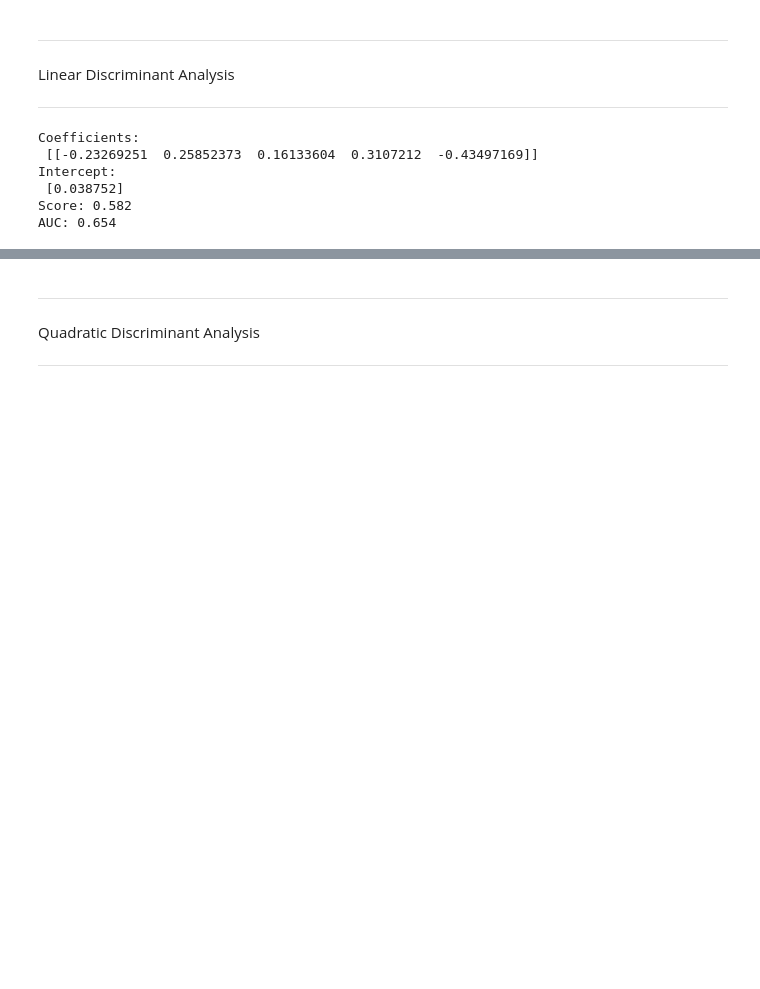
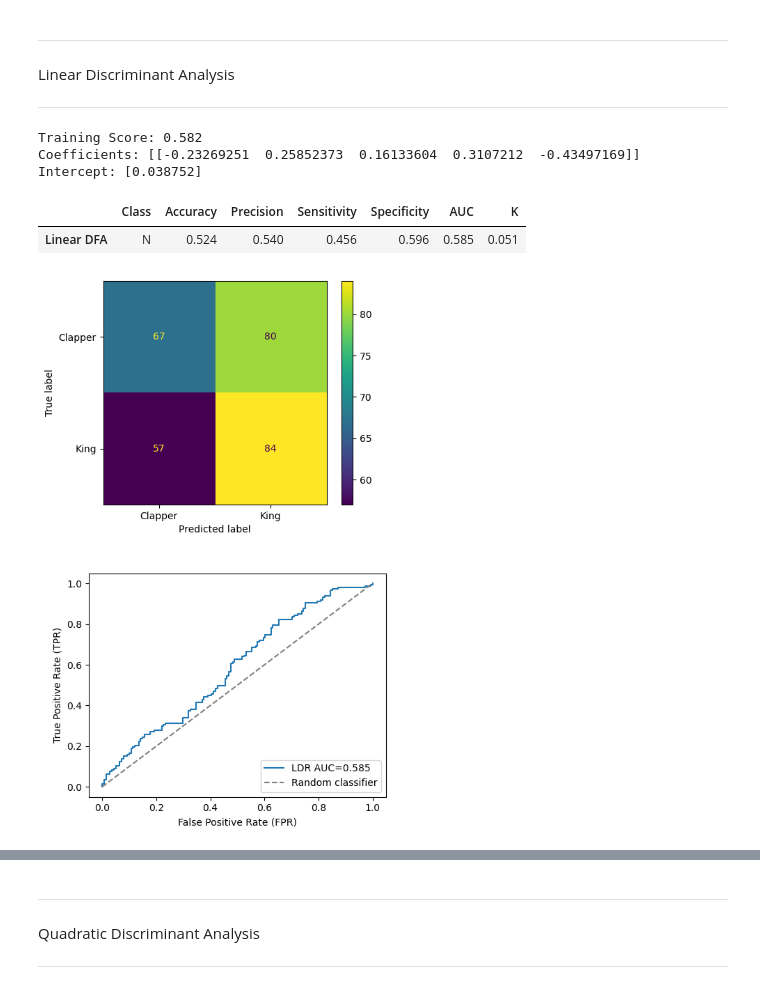
Before and after one commit to carl-schick-ds/rails, a Jupyter notebook: rails.ipynb, the cells around one changed output, grey strips where cells are left out. Drawn from its saved outputs; the diff is of its cells as text; code cells hidden in the pictures; blank space fills up the shorter version.

Commit message:
Parametric Models checkpoint.

```diff
--- a/rails.ipynb
+++ b/rails.ipynb
@@ -278,39 +279,60 @@ The outcomes from the original study are shown in the image below.
 ***
 Linear Discriminant Analysis
 ***
+# %%
+from sklearn.discriminant_analysis import LinearDiscriminantAnalysis
+
+## LDR
+ldr = LinearDiscriminantAnalysis()
+ldr.fit(X_train,y_train)
+
+# Training summary
+print("Training Score:", round(ldr.score(X_train, y_train),3))
+print("Coefficients:", ldr.coef_)
+print("Intercept:", ldr.intercept_)
+# %% [output]
+Training Score: 0.582
+Coefficients: [[-0.23269251  0.25852373  0.16133604  0.3107212  -0.43497169]]
+Intercept: [0.038752]
 # %%
-from sklearn.discriminant_analysis import LinearDiscriminantAnalysis
-
-## LDR
-ldr = LinearDiscriminantAnalysis()
-ldr.fit(X_train,y_train)
+# Make pedictions
+predictions = ldr.predict(X_test)
 
 # Get predicted probabilities
 # Although Clapper is the positive class, it's the first class returned by predict_proba
-y_pred_proba = ldr.predict_proba(X_train)
-y_pred_proba_Clapper = ldr.predict_proba(X_train)[::,0]
-y_pred_proba_King = ldr.predict_proba(X_train)[::,1]
+y_pred_proba = ldr.predict_proba(X_test)
+y_pred_proba_Clapper = ldr.predict_proba(X_test)[::,0]
+y_pred_proba_King = ldr.predict_proba(X_test)[::,1]
 
-# The coefficients and intercept
-print("Coefficients: \n", ldr.coef_)
-print("Intercept: \n", ldr.intercept_)
+# Calculate scores
+class_rpt = classification_report(y_test, predictions, digits=3, output_dict=True)
+fpr, tpr, thresholds = roc_curve(y_test,  y_pred_proba_Clapper, pos_label='Clapper')
+scr_accuracy = round(class_rpt['accuracy'],3)
+scr_precision = round(class_rpt['Clapper']['precision'],3)
+scr_sensitivity = round(class_rpt['Clapper']['recall'], 3)
+scr_specificity = round(class_rpt['King']['recall'], 3)
+scr_auc = round(auc(fpr, tpr), 3)
+scr_k = round(cohen_kappa_score(y_test, predictions), 3)
 
-# Model Score
-fpr, tpr, thresholds = roc_curve(y_train,  y_pred_proba_Clapper, pos_label='Clapper')
-print("Score:", '{:.3f}'.format(round(ldr.score(X_train, y_train),3)))
-print("AUC:", '{:.3f}'.format(round(auc(fpr, tpr), 3)))
+results_cols = ['Class', 'Accuracy', 'Precision', 'Sensitivity', 'Specificity', 'AUC', 'K']
+ldr_results = pd.DataFrame(columns=results_cols)
+ldr_results.loc['Linear DFA'] = ['N', scr_accuracy, scr_precision, scr_sensitivity, scr_specificity, scr_auc, scr_k]
+display(ldr_results)
 
-# plt.rcParams["figure.figsize"] = (5,4)
-# plt.plot(fpr,tpr,label="LDR AUC="+'{:.3f}'.format(round(auc(fpr, tpr), 3)))
-# plt.plot([0, 1], [0, 1],linestyle='dashed', color='gray', label="Random classifier")
-# plt.xlabel('False Positive Rate (FPR)')
-# plt.ylabel('True Positive Rate (TPR)')
-# plt.legend(loc=4)
+# Display charts
+fig, axes = plt.subplots(2 ,figsize=(5,8))
+fig.tight_layout(h_pad=5, w_pad=5)
+
+cm = confusion_matrix(y_test, predictions)
+disp = ConfusionMatrixDisplay(confusion_matrix= cm, display_labels=ldr.classes_)
+disp.plot(ax=axes[0])
+axes[1].plot(fpr,tpr,label="LDR AUC="+'{:.3f}'.format(scr_auc))
+axes[1].plot([0, 1], [0, 1],linestyle='dashed', color='gray', label="Random classifier")
+axes[1].set_xlabel('False Positive Rate (FPR)')
+axes[1].set_ylabel('True Positive Rate (TPR)')
+plt.legend(loc=4)
 '';
 # %% [output]
-Coefficients:
- [[-0.23269251  0.25852373  0.16133604  0.3107212  -0.43497169]]
-Intercept:
- [0.038752]
-Score: 0.582
-AUC: 0.654
+|  | Class | Accuracy | Precision | Sensitivity | Specificity | AUC | K |
+| Linear DFA | N | 0.524 | 0.540 | 0.456 | 0.596 | 0.585 | 0.051 |
+[figure, added]
```
Also changed, not shown: parts of 12 cells of this notebook.
